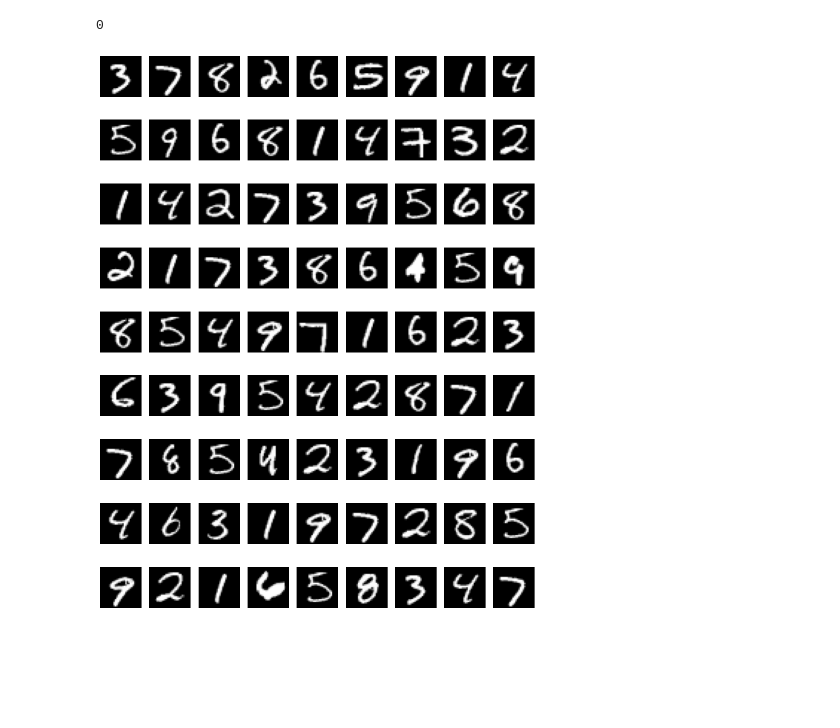
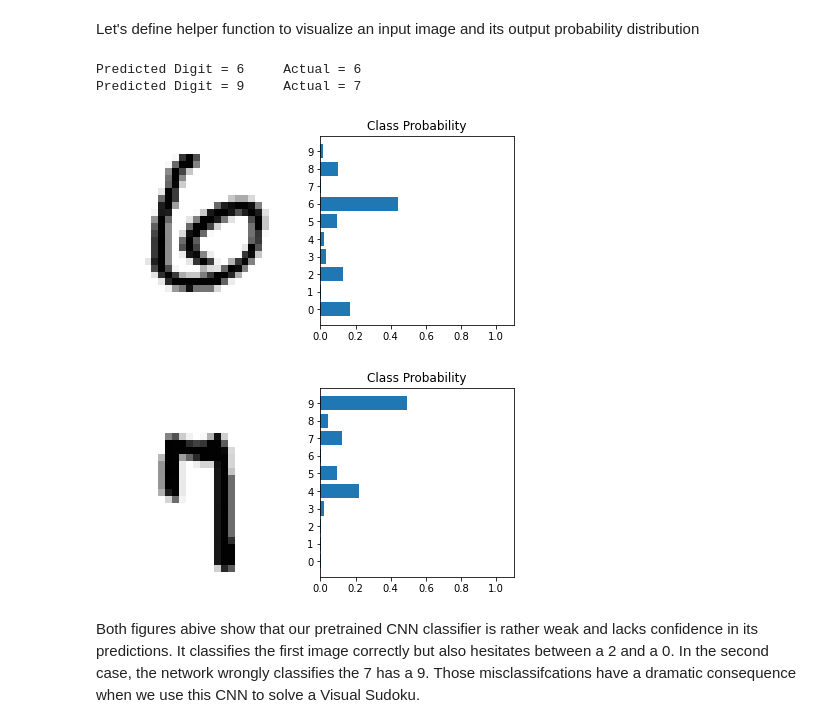
Before and after one commit to CPMpy/cpmpy, a Jupyter notebook: examples/advanced/visual_sudoku.ipynb, the cells around one changed output. Drawn from its saved outputs; the diff is of its cells as text; code cells hidden in the pictures; blank space fills up the shorter version.

Commit message:
hybrid1

```diff
--- a/examples/advanced/visual_sudoku.ipynb
+++ b/examples/advanced/visual_sudoku.ipynb
@@ -253,15 +158,0 @@ Predicted Digit = 9     Actual = 9
-# %%
-# (log)probabilities for each cell
-logprobs = predict_proba_sudoku(cnn, vs)
-print("(log) probability tensor ", logprobs.shape)
-is_given = puzzle > 0
-# maximum likelihood class
-ml_digits = np.argmax(logprobs, axis=-1)
-dvar, cons = sudoku_model(puzzle)
-
-# True Solution
-cons += [dvar[is_given] == puzzle[is_given]]
-model = Model(cons)
-model.solve()
-solution = dvar.value()
-solution
@@ -291,7 +159,39 @@ plot_vs(vs, sol2, is_given, ml_digits, solution)
-# %%
-dvar, cons = sudoku_model(puzzle)
-sol3 = solve_vizsudoku_hybrid2(dvar, cons,logprobs, is_given)
-plot_vs(vs, sol3, is_given, ml_digits, solution)
-# %% [output]
-0
-[figure, removed]
+# %% [markdown]
+Let's define helper function to visualize an input image and its output probability distribution
+# %%
+def view_classify(img, ps):
+    ''' Function for viewing an image and it's predicted classes.
+    '''
+    ps = ps.data.numpy().squeeze()
+
+    fig, (ax1, ax2) = plt.subplots(figsize=(6,9), ncols=2)
+    ax1.imshow(img.numpy().squeeze(), cmap='gray_r');
+    ax1.axis('off')
+    ax2.barh(np.arange(10), ps)
+    ax2.set_aspect(0.1)
+    ax2.set_yticks(np.arange(10))
+    ax2.set_yticklabels(np.arange(10))
+    ax2.set_title('Class Probability')
+    ax2.set_xlim(0, 1.1)
+    plt.tight_layout()
+
+@torch.no_grad() # turn off gradients calculation
+def show_one_prediction(model, data, i=0):
+    img, label = data[i]
+    logps = model(img.unsqueeze(0))
+    # Output of the network are log-probabilities, need to take exponential for probabilities
+    ps = torch.exp(logps)
+    probab = list(ps.numpy()[0])
+    view_classify(img, ps)
+    print("Predicted Digit =", probab.index(max(probab)), "\tActual =",label)
+
+# visualize how well our current CNN can accurately classify images
+show_one_prediction(cnn, testset, 11)
+show_one_prediction(cnn, testset, 80)
+# %% [output]
+Predicted Digit = 6     Actual = 6
+Predicted Digit = 9     Actual = 7
+[figure, added]
+[figure, added]
+# %% [markdown]
+Both figures abive show that our pretrained CNN classifier is rather weak and lacks confidence in its predictions. It classifies the first image correctly but also hesitates between a 2 and a 0. In the second case, the network wrongly classifies the 7 has a 9. Those misclassifcations have a dramatic consequence when we use this CNN to solve a Visual Sudoku.
```
Also changed, not shown: parts of 27 cells of this notebook.
